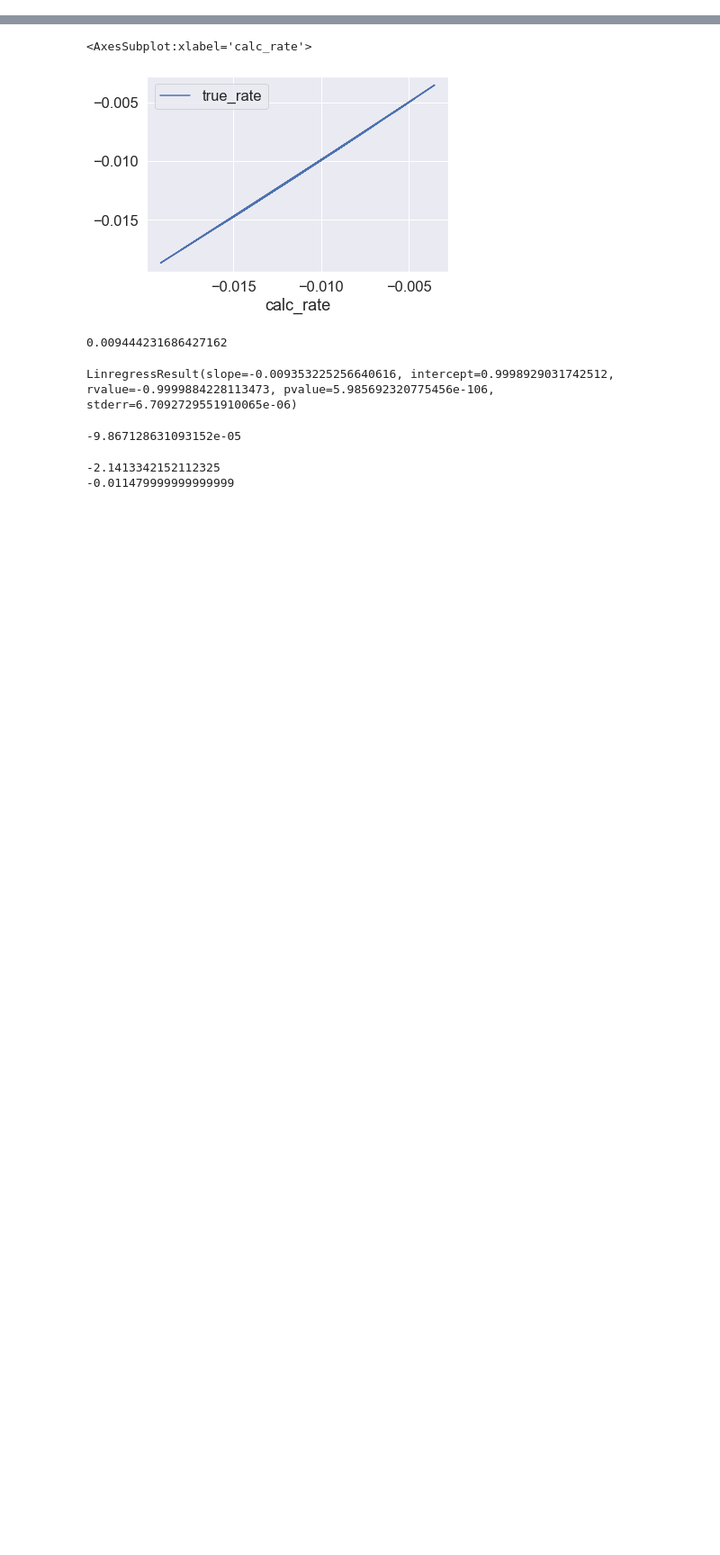
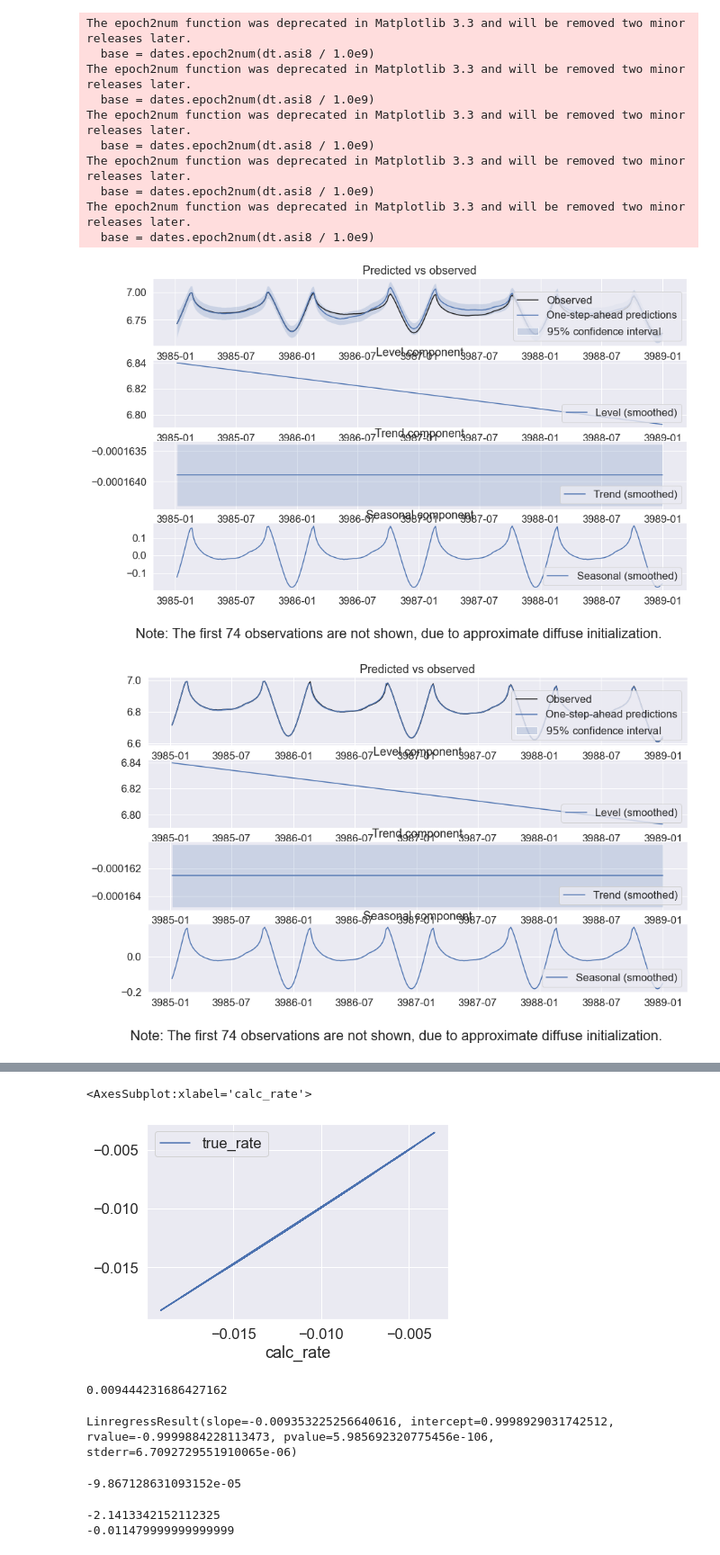
Before and after one commit to Rufski/S2DS-EPRI, a Jupyter notebook: notebooks/2.0-djv-ucr.ipynb, the cells around one changed output, grey strips where cells are left out. Shown: that part at 90% size. Saved outputs shown, nothing was run; the diff lists cells and outputs as text; code cells hidden in the pictures; blank space fills up the shorter version.

Commit message:
final notebook uplaods

```diff
--- a/notebooks/2.0-djv-ucr.ipynb
+++ b/notebooks/2.0-djv-ucr.ipynb
@@ -286,14 +93,0 @@ Warnings:
-# %%
-with open(r'basic_results.csv','a') as f:
-    writer = csv.writer(f)
-
-    for i in range(5, 50):
-        basic_df = load_df_from_datasets("../data/raw/synthetic_basic/Synthetic_Basic", i)
-        basic_df_post_weekly = preprocess(basic_df, "5D")
-        unrestricted_model_monthly = {
-            'level': "dtrend", 'seasonal':73,
-        }
-        output_mod = sm.tsa.UnobservedComponents(basic_df_post_weekly["LogPower"], **unrestricted_model_monthly)
-        output_res = output_mod.fit(method="powell", disp=False)
-        calculated_rate_old = np.exp(np.mean(output_res.trend["smoothed"][13:])*73)-1
-        writer.writerow([i, calculated_rate_old, basic_df["Degradation_rate_per_yr"][0], (calculated_rate_old - basic_df["Degradation_rate_per_yr"][0])])
@@ -347,0 +121,36 @@ KeyboardInterrupt:
+# %%
+# by selecting different levels we can allow the trend and level to dyanmically change
+# for more info on the settings https://www.statsmodels.org/devel/examples/notebooks/generated/statespace_structural_harvey_jaeger.html
+
+levels = ["fixed slope", "dtrend", "lldtrend", "smooth trend"]
+for level  in levels:
+    for i in range(1):
+        df = import_df_from_zip_pkl("../data/raw/synthetic_basic.zip", index=i)
+        # corresponds to the number of preprosccing windows in a year, ie. for 5D ~ 73, 1D ~ 365, etc.
+        time_factor = 365//5
+        df_post_weekly = preprocess(basic_df, "5D")
+        unrestricted_model_monthly = {
+            'level': level, 'seasonal':time_factor,
+        }
+        output_mod = sm.tsa.UnobservedComponents(df_post_weekly["LogPower"],  **unrestricted_model_monthly)
+        output_res = output_mod.fit(method="powell", disp=False)
+
+        ## to find the trend we make the assumption that the multiplicative trend is the form (1-r)^t rather than (1-rt)
+        ## this means the trend found is log(1-r) since r is un changing we should find a constant trend
+        ## log(1-r)^t = t * log(1-r), slope = log(1-r) = trend
+
+        ## Unobsecved compneets has errror over the first portion of the returned trend
+
+        ## time factor is used to give a yearly decay rate
+        calculated_rate = np.exp(np.mean(output_res.trend["smoothed"][time_factor+1:])*time_factor)-1
+
+        true_degrad_profile = df_post_weekly["Degradation"]
+        slope, intercept, r_value, p_value, std_err = stats.linregress(x=np.arange(true_degrad_profile.size)/time_factor, y=true_degrad_profile)
+        true_rate = slope
+        print(output_res.summary())
+        output_res.plot_components(legend_loc='lower right', figsize=(15, 9))
+
+        print("Calculated rate:", calculated_rate)
+        print("True rate:", true_rate)
+        print("error % per year:", 100*(calculated_rate-true_rate))
+# %% [output]
@@ -347,0 +255,12 @@ KeyboardInterrupt:
+The epoch2num function was deprecated in Matplotlib 3.3 and will be removed two minor releases later.
+  base = dates.epoch2num(dt.asi8 / 1.0e9)
+The epoch2num function was deprecated in Matplotlib 3.3 and will be removed two minor releases later.
+  base = dates.epoch2num(dt.asi8 / 1.0e9)
+The epoch2num function was deprecated in Matplotlib 3.3 and will be removed two minor releases later.
+  base = dates.epoch2num(dt.asi8 / 1.0e9)
+The epoch2num function was deprecated in Matplotlib 3.3 and will be removed two minor releases later.
+  base = dates.epoch2num(dt.asi8 / 1.0e9)
+The epoch2num function was deprecated in Matplotlib 3.3 and will be removed two minor releases later.
+  base = dates.epoch2num(dt.asi8 / 1.0e9)
+[figure, added]
+[figure, added]
```
Also changed, not shown: parts of 15 cells of this notebook, 1 other file.
